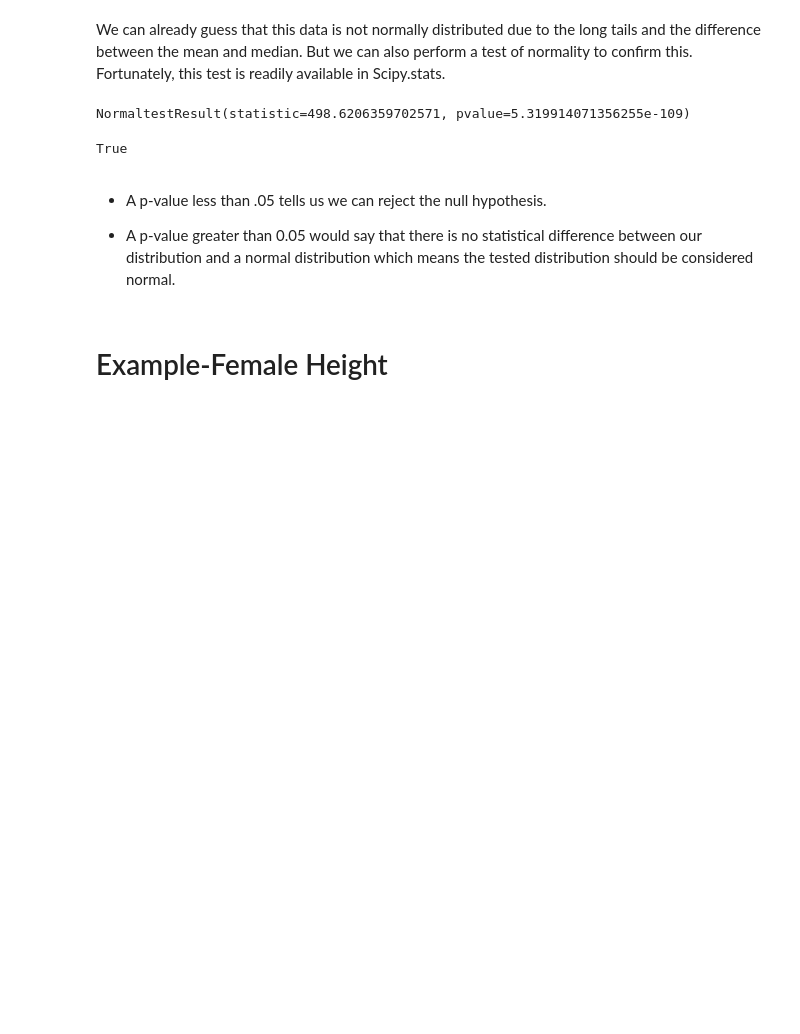
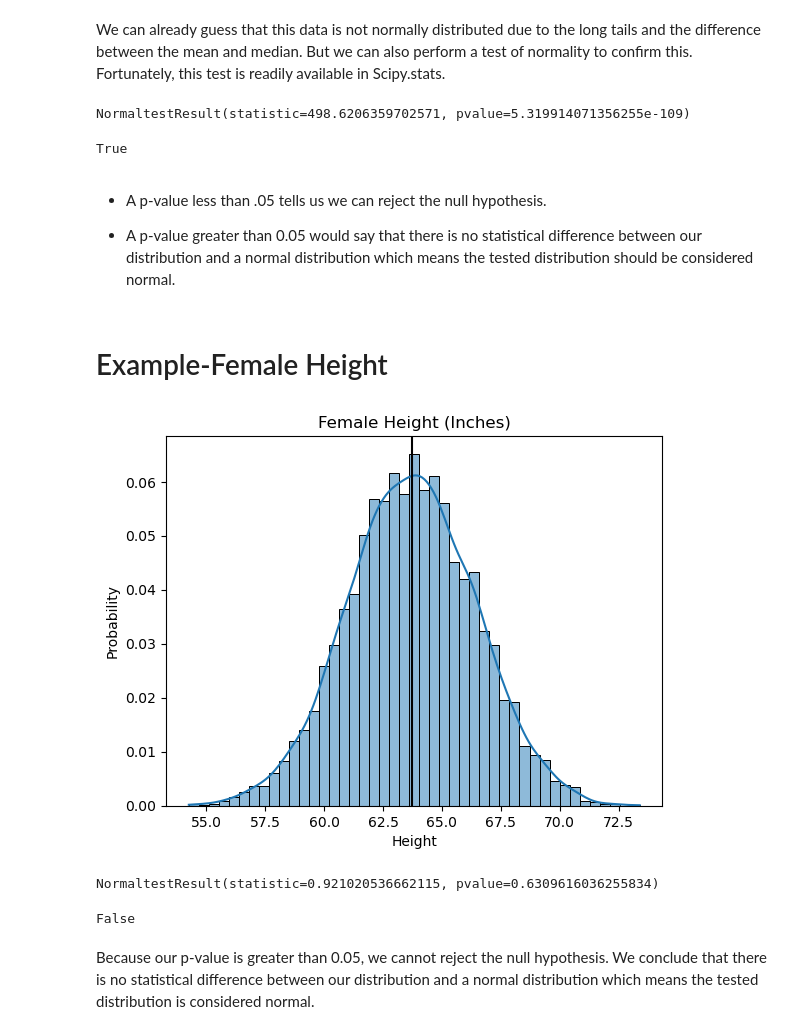
Before and after one commit to hawkeyedatatsai/Data-Enrichment-Hypotheses, a Jupyter notebook: 2-Normality Test.ipynb, the cells around one changed output. Saved outputs shown, nothing was run; the diff lists cells and outputs as text; code cells hidden in the pictures; blank space fills up the shorter version.

Commit message:
calculation on if its normal distributed

```diff
--- a/2-Normality Test.ipynb
+++ b/2-Normality Test.ipynb
@@ -62,3 +62,28 @@ True
 - A p-value greater than 0.05 would say that there is no statistical difference between our distribution and a normal distribution which means the tested distribution should be considered normal.
 # %% [markdown]
 # Example-Female Height
+# %%
+df = pd.read_csv('https://docs.google.com/spreadsheets/d/e/2PACX-1vRxp-hsw61ck9cpt5ExZIUhvSGT5zYzoUJl_7xr7YF5qZeazC8393q2taqwkDvMxVirgFDJm1WX3uAC/pub?output=csv')
+## Filtering out males and females to separate variables
+males = df.loc[df['Gender']=='Male'].copy()
+females = df.loc[df['Gender']=='Female'].copy()
+
+#visulization
+
+ax = sns.histplot(x=females['Height'],stat='probability',kde=True)
+ax.axvline(females['Height'].mean(), color='k')
+ax.set_title("Female Height (Inches)");
+
+#looks like normal distribution, is it?
+# %% [output]
+[figure, added]
+# %%
+result = stats.normaltest(females['Height'])
+print(result)
+# is the p-value less than 0.05?
+result.pvalue < .05
+# %% [output]
+NormaltestResult(statistic=0.921020536662115, pvalue=0.6309616036255834)
+False
+# %% [markdown]
+Because our p-value is greater than 0.05, we cannot reject the null hypothesis.  We conclude that there is no statistical difference between our distribution and a normal distribution which means the tested distribution is considered normal.
```
